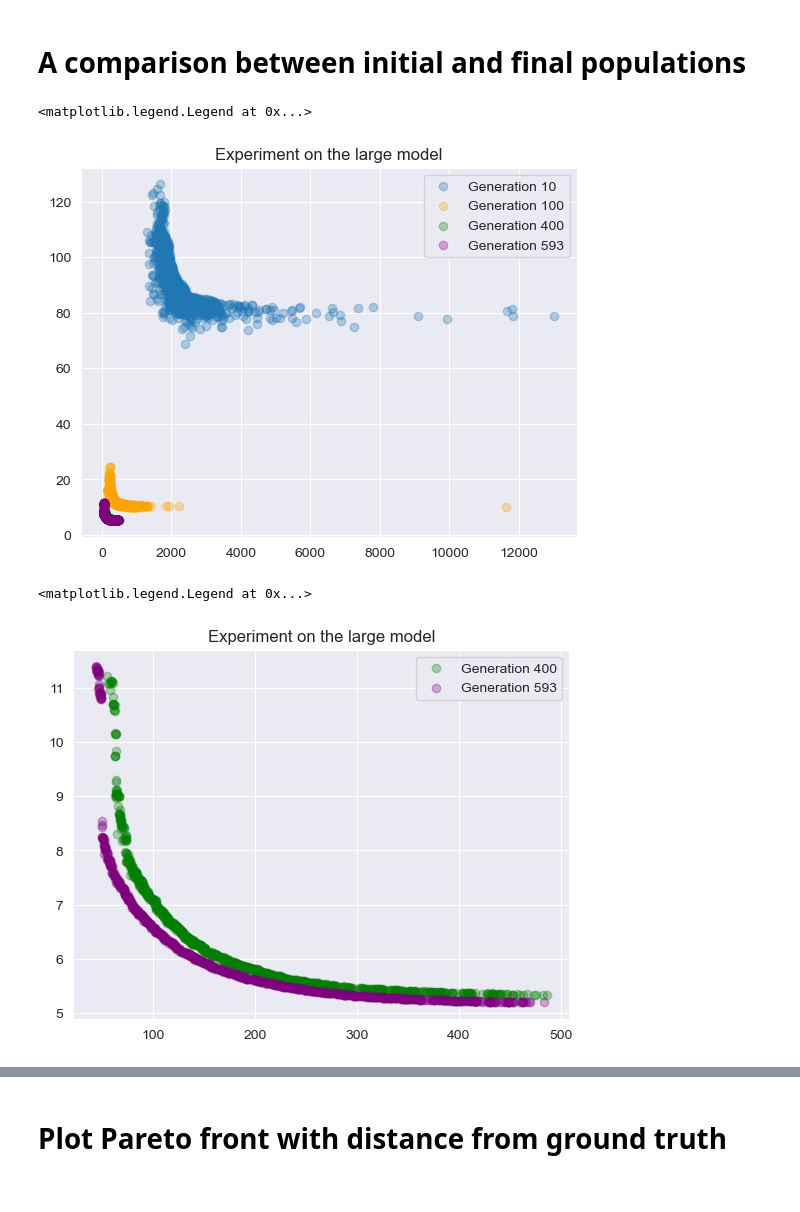
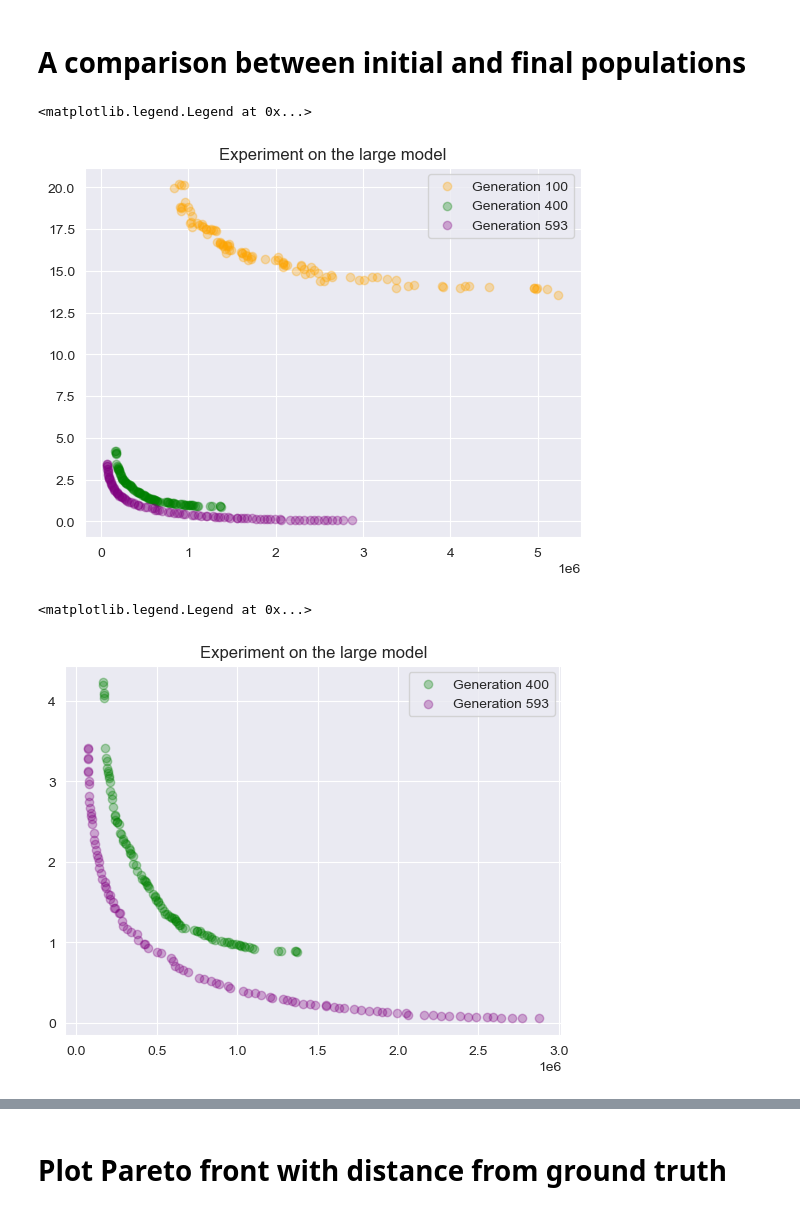
Before and after one commit to albertotonda/evolutionary-optimization-cell-models, a Jupyter notebook: src/plot_figures.ipynb, the cells around one changed output, grey strips where cells are left out. Saved outputs shown, nothing was run; the diff lists cells and outputs as text; code cells hidden in the pictures.

```diff
--- a/src/plot_figures.ipynb
+++ b/src/plot_figures.ipynb
@@ -42,29 +42,30 @@ sns.set_style('darkgrid')
 #target_folder = "../local/2024-11-08-16-20-26-cell-model-optimization"
 #target_folder = "../local/2024-11-08-17-39-17-cell-model-optimization"
 target_folder = "../local/2024-11-09-18-47-03-big-cell-model-optimization"
-df_5 = pd.read_csv(os.path.join(target_folder, "42-population-generation-5.csv"))
+#target_folder = "../local/2025-01-22-big-model-server"
+df_5 = pd.read_csv(os.path.join(target_folder, "42-population-generation-1.csv"))
 df_10 = pd.read_csv(os.path.join(target_folder, "42-population-generation-10.csv"))
 df_100 = pd.read_csv(os.path.join(target_folder, "42-population-generation-100.csv"))
-df_400 = pd.read_csv(os.path.join(target_folder, "42-population-generation-400.csv"))
-df_593 = pd.read_csv(os.path.join(target_folder, "42-population-generation-593.csv"))
+df_400 = pd.read_csv(os.path.join(target_folder, "42-population-generation-1000.csv"))
+df_593 = pd.read_csv(os.path.join(target_folder, "42-population-generation-6000.csv"))
 # %%
 fig, ax = plt.subplots()
 #ax.scatter(df_5["fitness_1"].values, df_5["fitness_2"].values, alpha=0.3, label="Generation 5")
-ax.scatter(df_10["fitness_1"].values, df_10["fitness_2"].values, alpha=0.3, label="Generation 10")
+#ax.scatter(df_10["fitness_1"].values, df_10["fitness_2"].values, alpha=0.3, label="Generation 10")
 ax.scatter(df_100["fitness_1"].values, df_100["fitness_2"].values, alpha=0.3, color="orange", label="Generation 100")
 ax.scatter(df_400["fitness_1"].values, df_400["fitness_2"].values, alpha=0.3, color="green", label="Generation 400")
 ax.scatter(df_593["fitness_1"].values, df_593["fitness_2"].values, alpha=0.3, color="purple", label="Generation 593")
 
 # this is just to zoom in on a specific area
 #ax.set_xlim([-0.05, 1.0])
 #ax.set_ylim([-0.01, 0.2])
 
 ax.set_title("Experiment on the large model")
 # legend
 ax.legend(loc='best')
 # %% [output]
 <matplotlib.legend.Legend at 0x...>
-[figure, old version]
+[figure, new version]
 # %%
 # zoom in on the final plot
 fig, ax = plt.subplots()
@@ -75,7 +76,7 @@ ax.set_title("Experiment on the large model")
 ax.legend(loc='best')
 # %% [output]
 <matplotlib.legend.Legend at 0x...>
-[figure, old version]
+[figure, new version]
 # %%
 # find the extreme points on the Pareto front and print them
 gen_10_worst_fitness_1 = df_10[df_10["fitness_1"] == df_10["fitness_1"].max()][["fitness_1", "fitness_2"]].values
```
Also changed, not shown: parts of 3 cells of this notebook.
